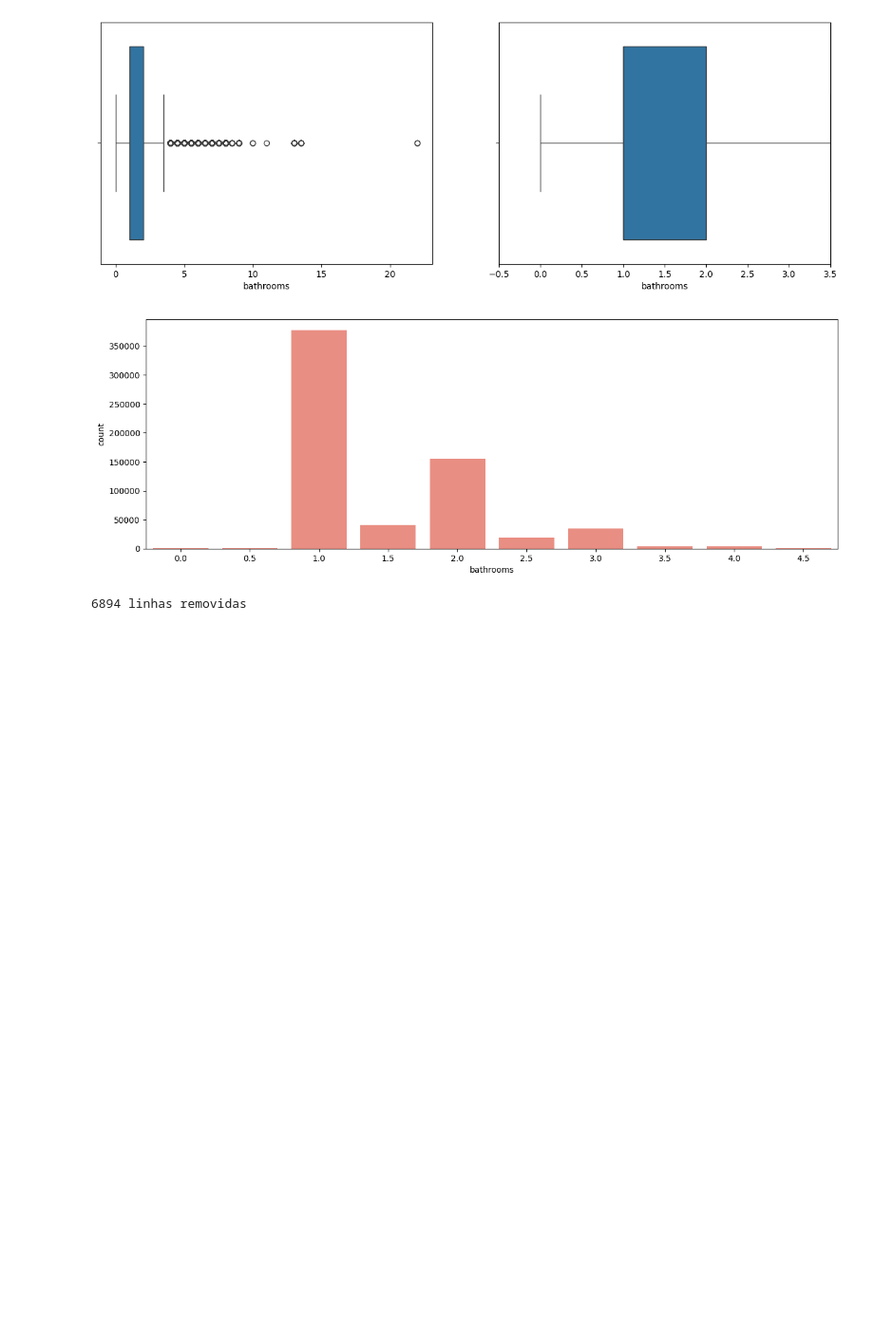
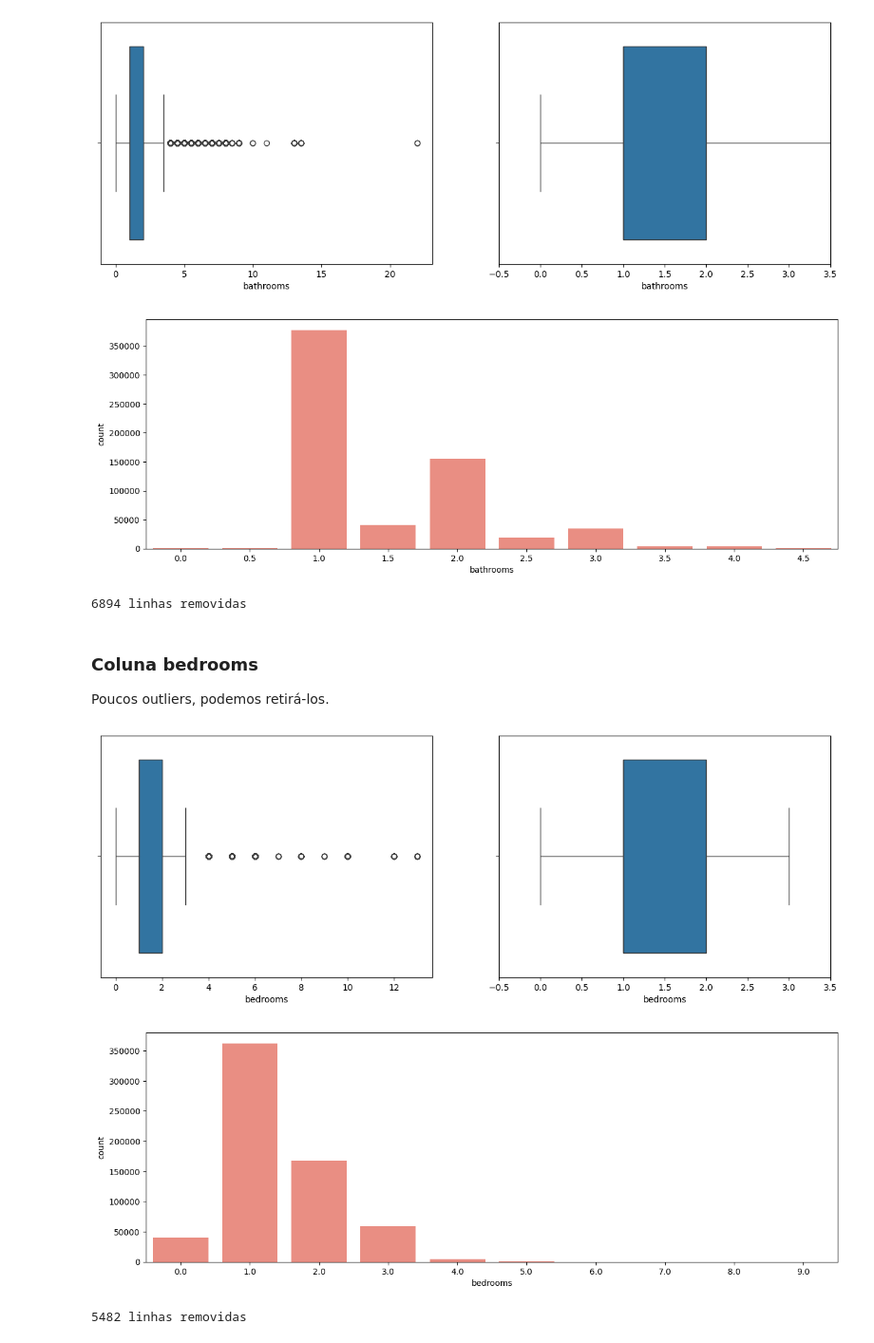
Before and after one commit to Giodzz/Data-Science-Project, a Jupyter notebook: main.ipynb, the cells around one changed output. Shown at 95% size. Cells and saved outputs as stored; diff of their text form; code cells hidden in the pictures; blank space fills up the shorter version.

```diff
--- a/main.ipynb
+++ b/main.ipynb
@@ -396,3 +399,18 @@ base_airbnb, linhas_removidas = excluir_outliers(base_airbnb, 'bathrooms')
 print(f"{linhas_removidas} linhas removidas")
 # %% [output]
 6894 linhas removidas
+# %% [markdown]
+### Coluna bedrooms
+
+Poucos outliers, podemos retirá-los.
+# %%
+boxplot(base_airbnb['bedrooms'])
+grafico_barra(base_airbnb['bedrooms'])
+# %% [output]
+[figure, added]
+[figure, added]
+# %%
+base_airbnb, linhas_removidas = excluir_outliers(base_airbnb, 'bedrooms')
+print(f"{linhas_removidas} linhas removidas")
+# %% [output]
+5482 linhas removidas
```
Also changed, not shown: parts of 36 cells of this notebook.
